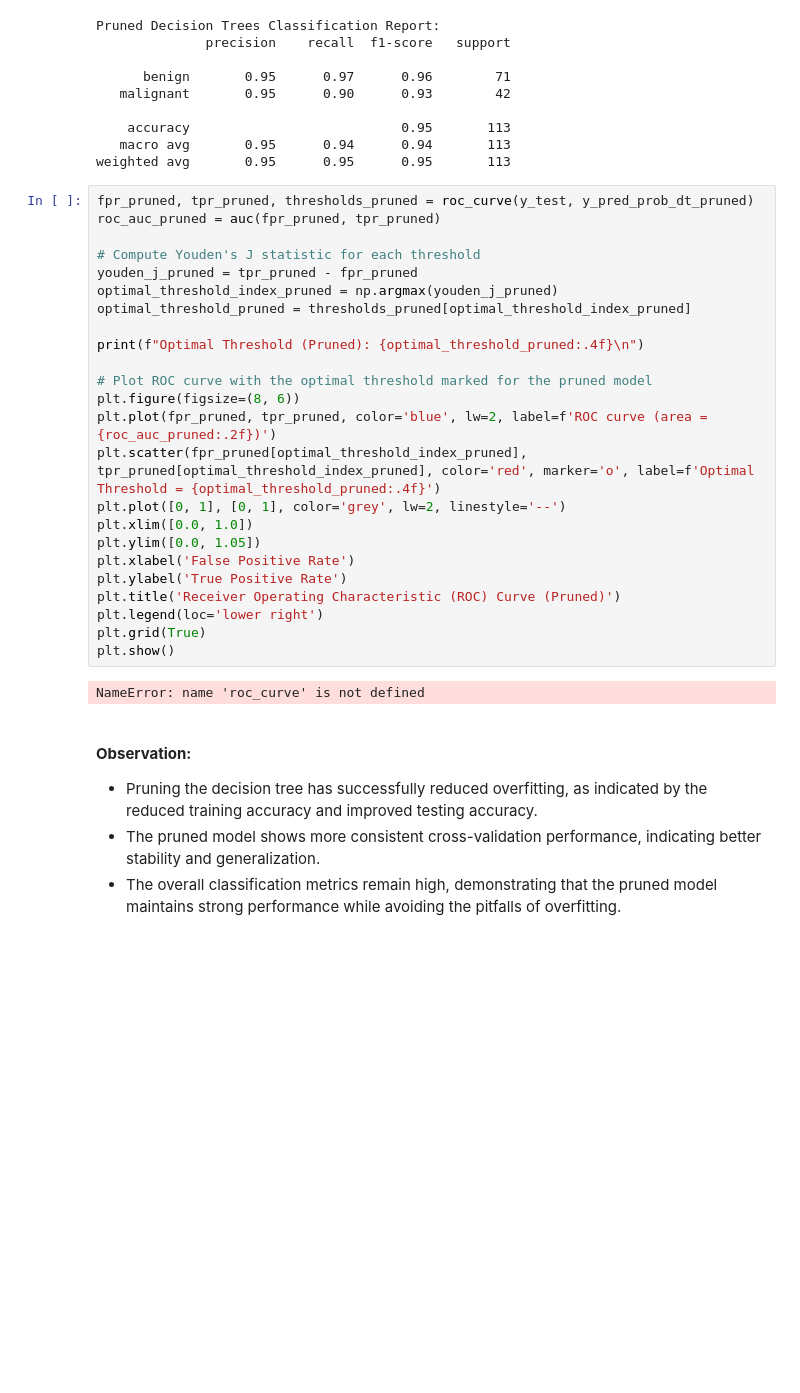
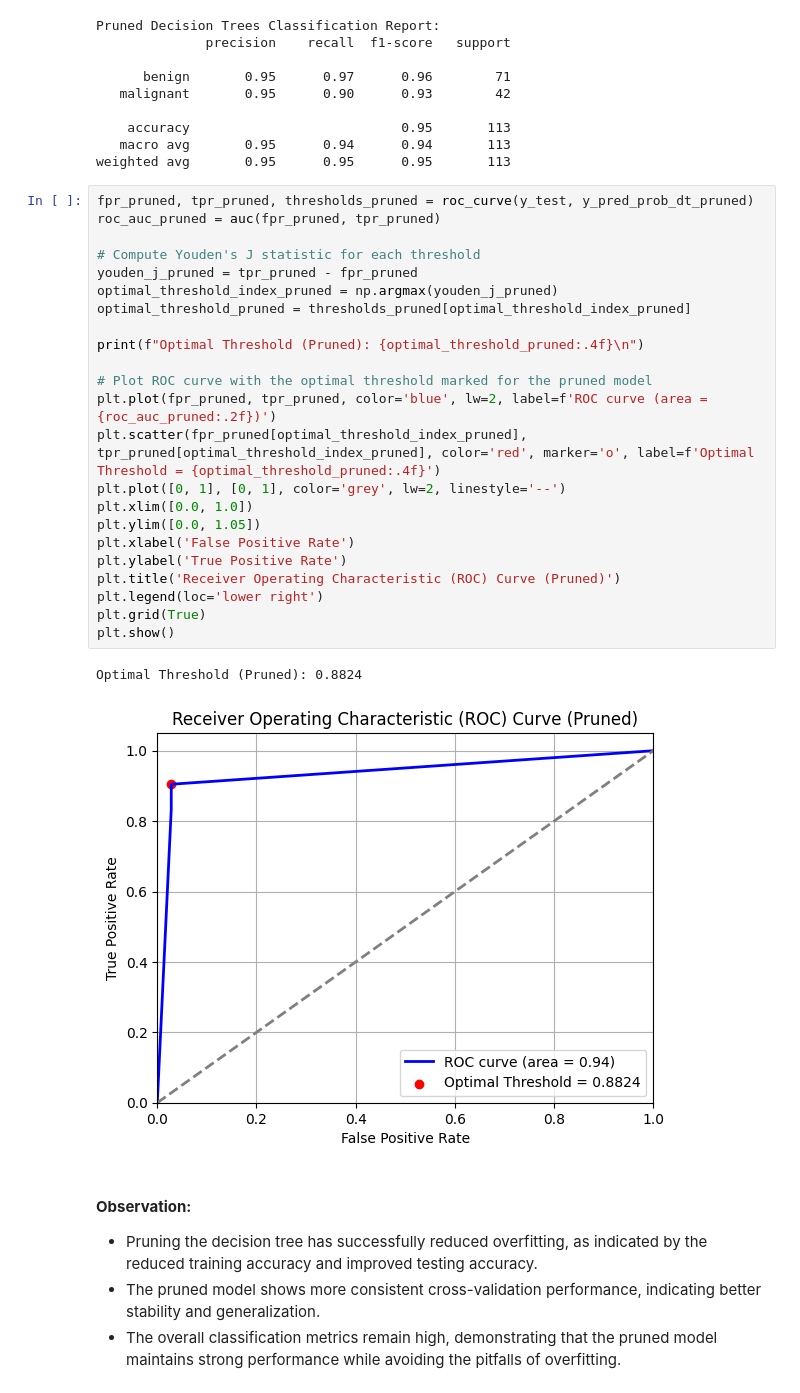
Before and after one commit to aninditadash/Introduction_to_machine_learning, a Jupyter notebook: supervised_learning/Classification/1.SL_Classification_LR.ipynb, the cells around one changed output. Drawn from its saved outputs; the diff is of its cells as text; blank space fills up the shorter version.

```diff
--- a/supervised_learning/Classification/1.SL_Classification_LR.ipynb
+++ b/supervised_learning/Classification/1.SL_Classification_LR.ipynb
@@ -1260,29 +1281,29 @@ weighted avg       0.95      0.95      0.95       113
 # %%
 fpr_pruned, tpr_pruned, thresholds_pruned = roc_curve(y_test, y_pred_prob_dt_pruned)
 roc_auc_pruned = auc(fpr_pruned, tpr_pruned)
 
 # Compute Youden's J statistic for each threshold
 youden_j_pruned = tpr_pruned - fpr_pruned
 optimal_threshold_index_pruned = np.argmax(youden_j_pruned)
 optimal_threshold_pruned = thresholds_pruned[optimal_threshold_index_pruned]
 
 print(f"Optimal Threshold (Pruned): {optimal_threshold_pruned:.4f}\n")
 
 # Plot ROC curve with the optimal threshold marked for the pruned model
-plt.figure(figsize=(8, 6))
 plt.plot(fpr_pruned, tpr_pruned, color='blue', lw=2, label=f'ROC curve (area = {roc_auc_pruned:.2f})')
 plt.scatter(fpr_pruned[optimal_threshold_index_pruned], tpr_pruned[optimal_threshold_index_pruned], color='red', marker='o', label=f'Optimal Threshold = {optimal_threshold_pruned:.4f}')
 plt.plot([0, 1], [0, 1], color='grey', lw=2, linestyle='--')
 plt.xlim([0.0, 1.0])
 plt.ylim([0.0, 1.05])
 plt.xlabel('False Positive Rate')
 plt.ylabel('True Positive Rate')
 plt.title('Receiver Operating Characteristic (ROC) Curve (Pruned)')
 plt.legend(loc='lower right')
 plt.grid(True)
 plt.show()
 # %% [output]
-NameError: name 'roc_curve' is not defined
+Optimal Threshold (Pruned): 0.8824
+[figure, added]
 # %% [markdown]
 #### __Observation:__
 
```
Also changed, not shown: parts of 32 cells of this notebook.
